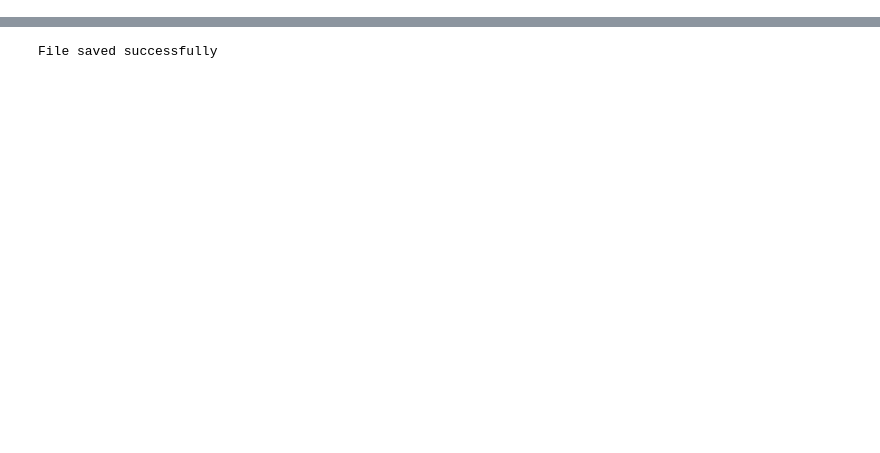
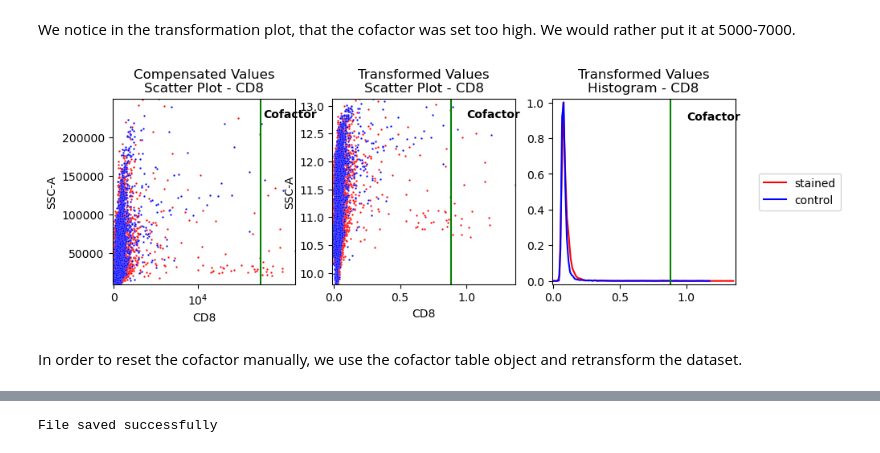
Before and after one commit to rgb-lab/FACSPy, a Jupyter notebook: vignettes/mouse_lineages/01_dataset_creation_and_transformation.ipynb, the cells around one changed output, grey strips where cells are left out. Cells and saved outputs as stored; diff of their text form; code cells hidden in the pictures; blank space fills up the shorter version.

```diff
--- a/vignettes/mouse_lineages/01_dataset_creation_and_transformation.ipynb
+++ b/vignettes/mouse_lineages/01_dataset_creation_and_transformation.ipynb
@@ -266,0 +235,12 @@ AnnData object with n_obs × n_vars = 28113936 × 20
+# %% [markdown]
+We notice in the transformation plot, that the cofactor was set too high. We would rather put it at 5000-7000.
+# %%
+fp.pl.transformation_plot(dataset,
+                          gate = "live",
+                          sample_identifier = "3",
+                          marker = "CD8",
+                          figsize = (12,3))
+# %% [output]
+[figure, added]
+# %% [markdown]
+In order to reset the cofactor manually, we use the cofactor table object and retransform the dataset.
```
Also changed, not shown: parts of 55 cells of this notebook, 2 other files.
